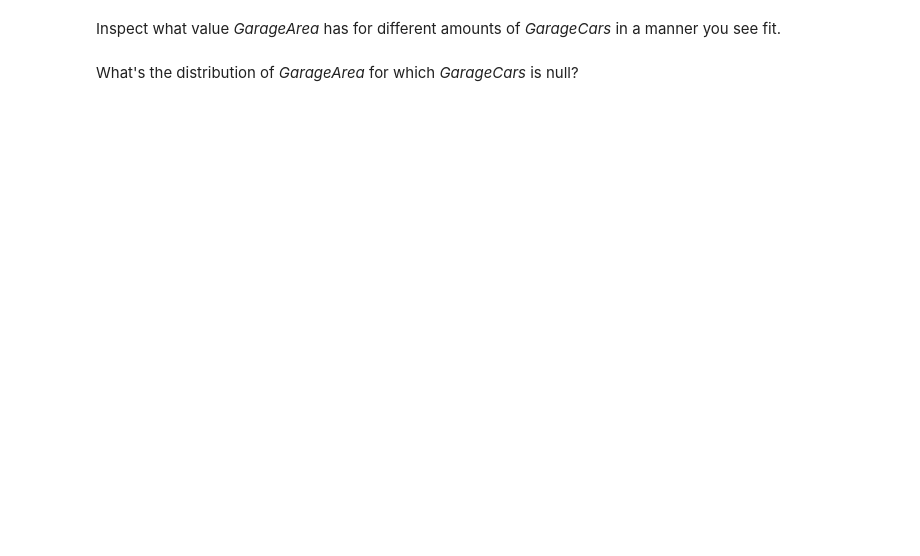
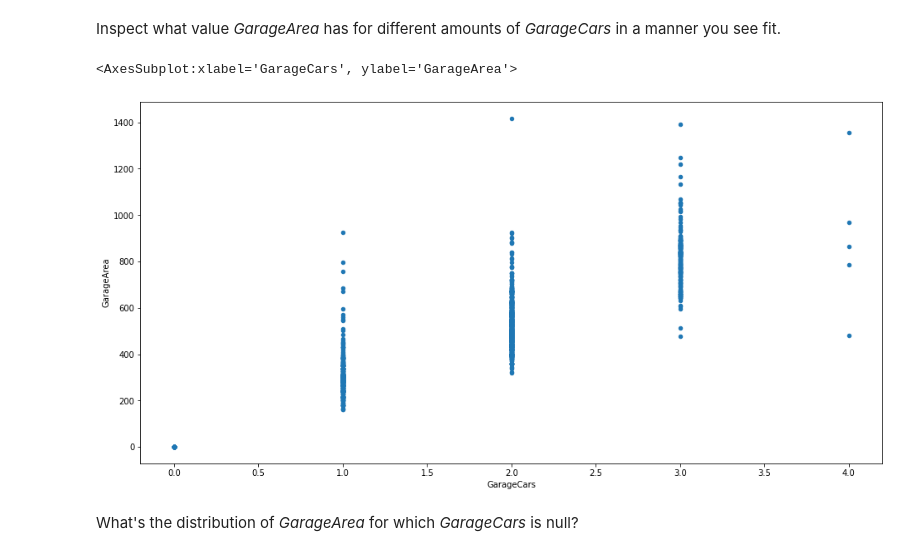
Before and after one commit to bang-a-coder/project-datascience101, a Jupyter notebook: Data Science 101-2.ipynb, the cells around one changed output. Drawn from its saved outputs; the diff is of its cells as text; code cells hidden in the pictures; blank space fills up the shorter version.

```diff
--- a/Data Science 101-2.ipynb
+++ b/Data Science 101-2.ipynb
@@ -392,4 +411,13 @@ Answer:
 # %% [markdown]
 Inspect what value <i>GarageArea</i> has for different amounts of <i>GarageCars</i> in a manner you see fit.
+# %%
+garageCols = ['GarageCars', 'GarageArea']
+
+garageDF = housePricesDF[garageCols]
+
+garageDF.plot.scatter(x='GarageCars', y='GarageArea')
+# %% [output]
+<AxesSubplot:xlabel='GarageCars', ylabel='GarageArea'>
+[figure, added]
 # %% [markdown]
 What's the distribution of <i>GarageArea</i> for which <i>GarageCars</i> is null?
```
Also changed, not shown: parts of 5 cells of this notebook, 1 other file.
